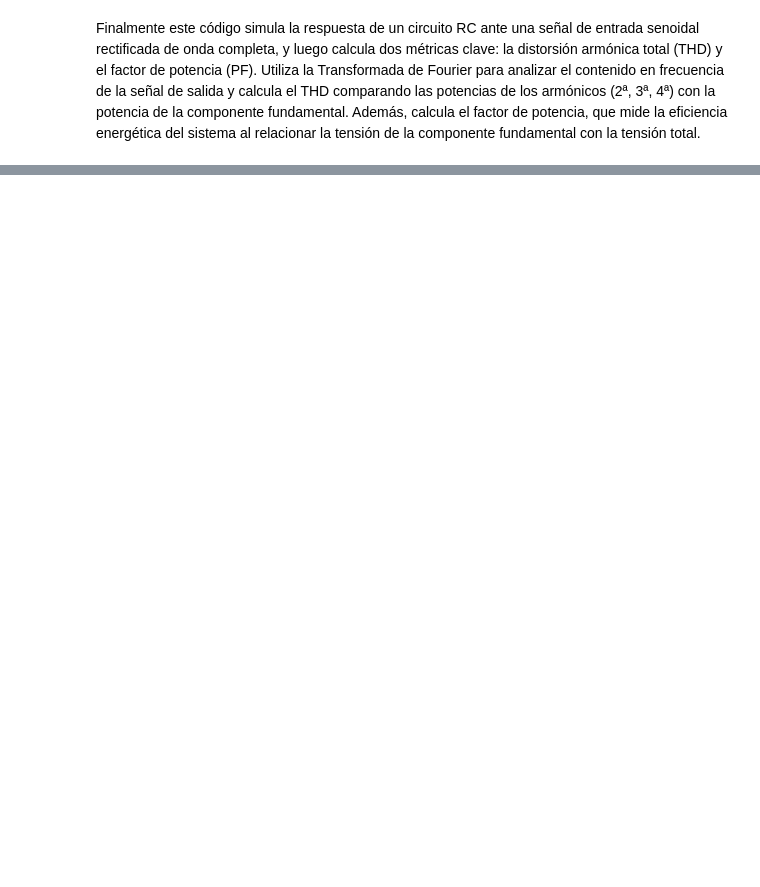
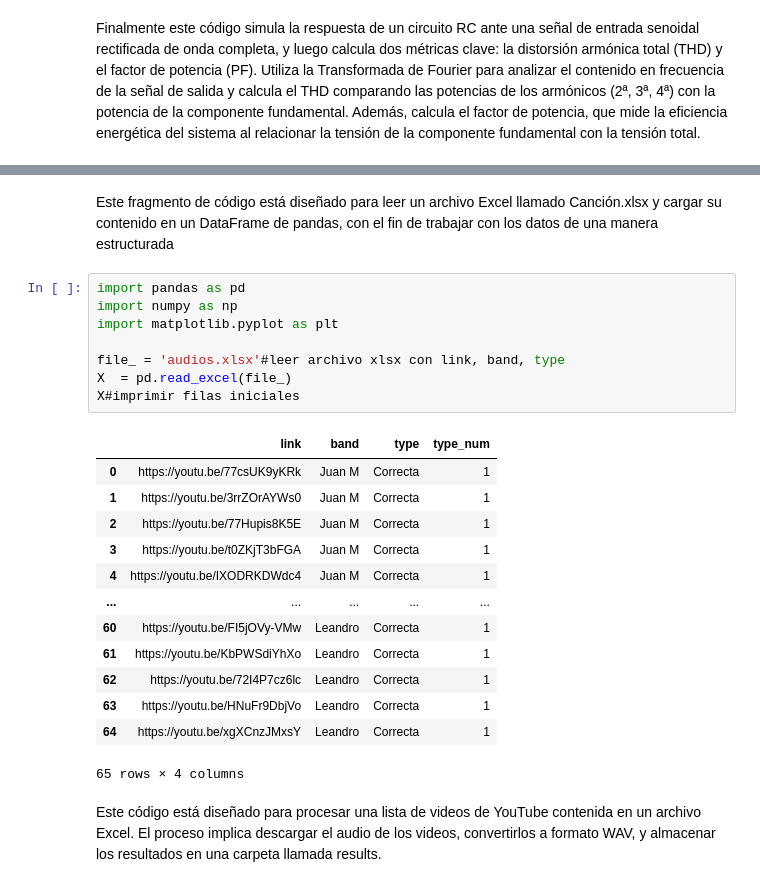
Before and after one commit to JParraArias/SignalsAndSystems2024-2, a Jupyter notebook: Parcial_2_Señales$Sistemas_2024_2.ipynb, the cells around one changed output, grey strips where cells are left out. Cells and saved outputs as stored; diff of their text form; blank space fills up the shorter version.

```diff
--- a/Parcial_2_Señales$Sistemas_2024_2.ipynb
+++ b/Parcial_2_Señales$Sistemas_2024_2.ipynb
@@ -799,0 +850,26 @@ Distorsión del factor de potencia: 0.96
+# %% [markdown]
+Este fragmento de código está diseñado para leer un archivo Excel llamado Canción.xlsx y cargar su contenido en un DataFrame de pandas, con el fin de trabajar con los datos de una manera estructurada
+# %%
+import pandas as pd
+import numpy as np
+import matplotlib.pyplot as plt
+
+file_ = 'audios.xlsx'#leer archivo xlsx con link, band, type
+X  = pd.read_excel(file_)
+X#imprimir filas iniciales
+# %% [output]
+|  | link | band | type | type_num |
+| 0 | https://youtu.be/77csUK9yKRk | Juan M | Correcta | 1 |
+| 1 | https://youtu.be/3rrZOrAYWs0 | Juan M | Correcta | 1 |
+| 2 | https://youtu.be/77Hupis8K5E | Juan M | Correcta | 1 |
+| 3 | https://youtu.be/t0ZKjT3bFGA | Juan M | Correcta | 1 |
+| 4 | https://youtu.be/IXODRKDWdc4 | Juan M | Correcta | 1 |
+| ... | ... | ... | ... | ... |
+| 60 | https://youtu.be/FI5jOVy-VMw | Leandro | Correcta | 1 |
+| 61 | https://youtu.be/KbPWSdiYhXo | Leandro | Correcta | 1 |
+| 62 | https://youtu.be/72I4P7cz6lc | Leandro | Correcta | 1 |
+| 63 | https://youtu.be/HNuFr9DbjVo | Leandro | Correcta | 1 |
+| 64 | https://youtu.be/xgXCnzJMxsY | Leandro | Correcta | 1 |
+65 rows × 4 columns
+# %% [markdown]
+Este código está diseñado para procesar una lista de videos de YouTube contenida en un archivo Excel. El proceso implica descargar el audio de los videos, convertirlos a formato WAV, y almacenar los resultados en una carpeta llamada results.
```
Also changed, not shown: parts of 65 cells of this notebook.
